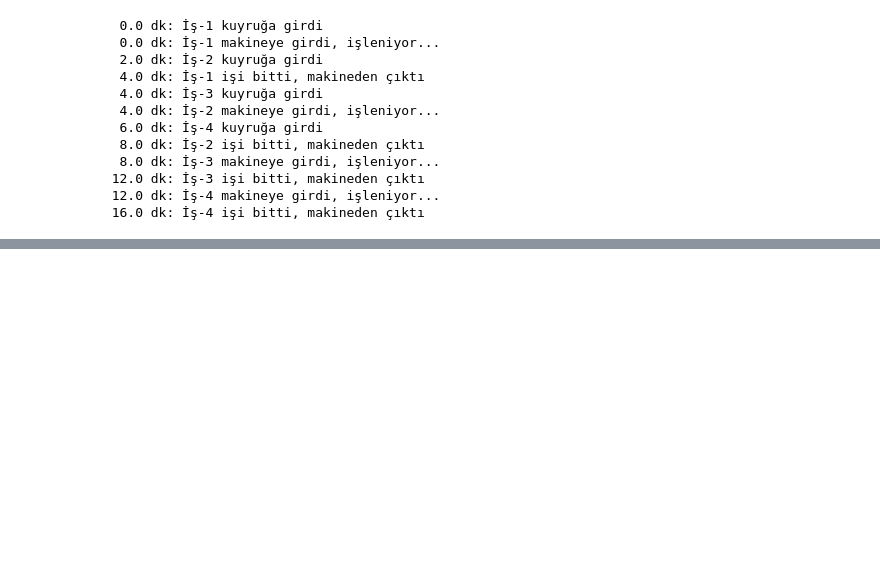
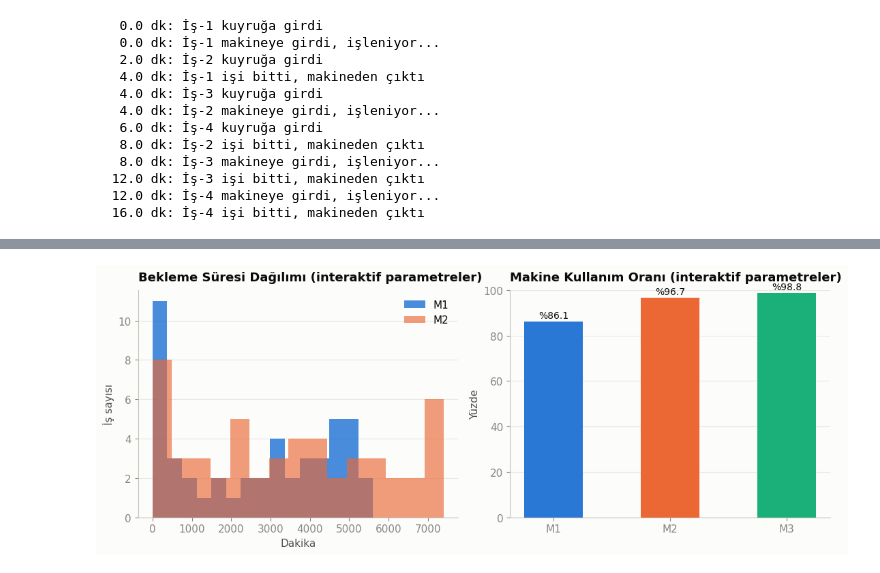
Before and after one commit to gizemetyemezge/two-machine-DES-Reinforcement-Learning, a Jupyter notebook: DES_RL_Uretim_Hatti_Optimizasyonu_ANA.ipynb, the cells around one changed output, grey strips where cells are left out. Saved outputs shown, nothing was run; the diff lists cells and outputs as text; code cells hidden in the pictures; blank space fills up the shorter version.

```diff
--- a/DES_RL_Uretim_Hatti_Optimizasyonu_ANA.ipynb
+++ b/DES_RL_Uretim_Hatti_Optimizasyonu_ANA.ipynb
@@ -1190,0 +922,4 @@ ajanı yukarıdaki sabit politikalarla ve baseline ile karşılaştıracağız.
+# %%
+df_sim, baseline_metrics = run_line_simulation(n_jobs=60, interarrival=100, seed=42)
+sim_end = baseline_metrics["sim_end"]
+df_sim.head(10)[["name","arrive","routed_to","status","M1_wait","M2_wait","buffer_wait_time","leave","flow_time"]].round(1)
@@ -1190,0 +1103,60 @@ ajanı yukarıdaki sabit politikalarla ve baseline ile karşılaştıracağız.
+# %%
+# @markdown Simülasyon Parametreleri
+N_JOBS_OZEL = 100  #@param {type:"slider", min:10, max:200, step:10}
+INTERARRIVAL_OZEL = 70  #@param {type:"slider", min:10, max:300, step:5}
+PROC_MIN_OZEL = 200  #@param {type:"integer"}
+PROC_MAX_OZEL = 100  #@param {type:"integer"}
+P_DELAYED_OZEL = 0.16  #@param {type:"slider", min:0, max:0.6, step:0.01}
+BASE_FAIL_OZEL = 0.09  #@param {type:"slider", min:0, max:0.5, step:0.01}
+WEAR_SLOPE_OZEL = 0.02  #@param {type:"slider", min:0, max:0.1, step:0.005}
+REPAIR_MIN_OZEL = 90  #@param {type:"integer"}
+REPAIR_MAX_OZEL = 100  #@param {type:"integer"}
+BUFFER_CAP_OZEL = 5  #@param {type:"slider", min:1, max:20, step:1}
+SEED_OZEL = 80  #@param {type:"integer"}
+
+def build_params_ozel():
+    p = dict(DEFAULT_PARAMS)
+    p.update(dict(
+        PROC_MIN=PROC_MIN_OZEL, PROC_MAX=PROC_MAX_OZEL,
+        P_DELAYED=P_DELAYED_OZEL,
+        BASE_FAIL=BASE_FAIL_OZEL, WEAR_SLOPE=WEAR_SLOPE_OZEL,
+        REPAIR_MIN=REPAIR_MIN_OZEL, REPAIR_MAX=REPAIR_MAX_OZEL,
+        BUFFER_CAP=BUFFER_CAP_OZEL,
+    ))
+    return p
+
+params_ozel = build_params_ozel()
+
+mean_proc_ozel = (PROC_MIN_OZEL + PROC_MAX_OZEL) / 2
+mean_repair_ozel = (REPAIR_MIN_OZEL + REPAIR_MAX_OZEL) / 2
+p_fail_rough_ozel = min(BASE_FAIL_OZEL + WEAR_SLOPE_OZEL * (WEAR_CAP / 2), params_ozel["MAX_FAIL"])
+E_service_ozel = mean_proc_ozel + p_fail_rough_ozel * mean_repair_ozel
+survival_fraction_ozel = 1 - p_fail_rough_ozel   # HURDA duzeltmesi (bkz 2.4)
+rho_m3_ozel = E_service_ozel * survival_fraction_ozel / INTERARRIVAL_OZEL
+print(f"(Kaba tahmin) ρ_M3≈{rho_m3_ozel:.2f} ", end="")
+print("-> UYARI: M3'te kuyruk büyüme eğiliminde olabilir!" if rho_m3_ozel >= 1 else "-> kararlı bir sistem bekleniyor")
+
+df_ozel, metrics_ozel = run_line_simulation(
+    n_jobs=N_JOBS_OZEL, interarrival=INTERARRIVAL_OZEL, seed=SEED_OZEL, params=params_ozel,
+)
+
+print("\nParametrelerle Sonuçlar")
+for k, v in metrics_ozel.items():
+    print(f"{k:25s}: {v:.2f}" if isinstance(v, float) else f"{k:25s}: {v}")
+
+
+fig, axes = plt.subplots(1, 2, figsize=(11, 4.4))
+axes[0].hist(df_ozel.loc[df_ozel.routed_to=="M1", "M1_wait"], bins=15, color=CATEGORICAL[0], alpha=0.85, label="M1")
+axes[0].hist(df_ozel.loc[df_ozel.routed_to=="M2", "M2_wait"], bins=15, color=CATEGORICAL[1], alpha=0.65, label="M2")
+style_ax(axes[0], "Bekleme Süresi Dağılımı (interaktif parametreler)", "Dakika", "İş sayısı")
+axes[0].legend()
+
+util_ozel = [metrics_ozel["M1_utilization_pct"], metrics_ozel["M2_utilization_pct"], metrics_ozel["M3_utilization_pct"]]
+bars = axes[1].bar(["M1", "M2", "M3"], util_ozel, color=[CATEGORICAL[0], CATEGORICAL[1], CATEGORICAL[2]], width=0.5)
+for b, v in zip(bars, util_ozel):
+    axes[1].text(b.get_x()+b.get_width()/2, v+1.5, f"%{v:.1f}", ha="center", fontsize=10)
+style_ax(axes[1], "Makine Kullanım Oranı (interaktif parametreler)", None, "Yüzde")
+axes[1].set_ylim(0, 100)
+fig.tight_layout()
+plt.show()
+# %% [output]
@@ -1190,0 +1180 @@ ajanı yukarıdaki sabit politikalarla ve baseline ile karşılaştıracağız.
+[figure, added]
```
Also changed, not shown: parts of 121 cells of this notebook.
